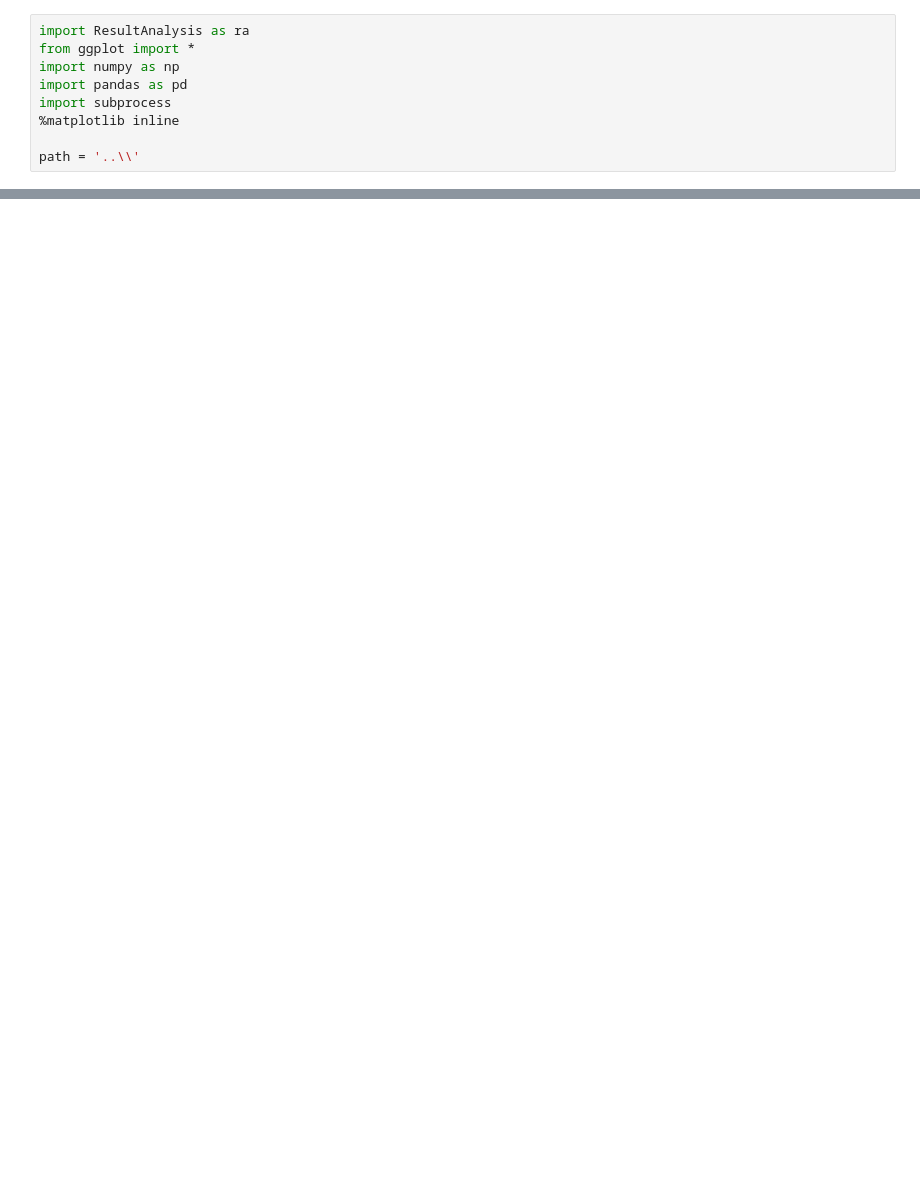
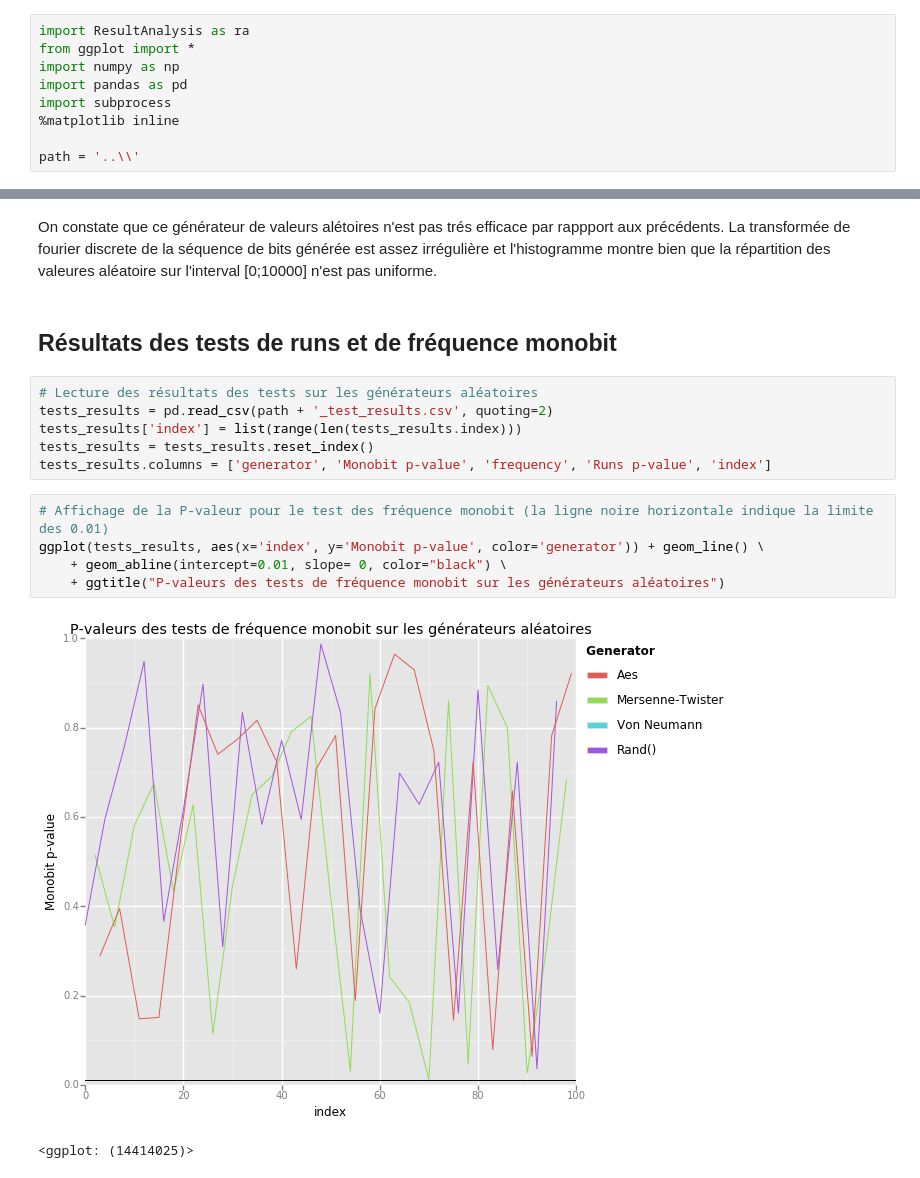
Before and after one commit to PaulEmmanuelSotir/TPs_3IF, a Jupyter notebook: TP1_Probas/ResultAnalysis/ResultAnalysisNotebook.ipynb, the cells around one changed output, grey strips where cells are left out. Cells and saved outputs as stored; diff of their text form; blank space fills up the shorter version.

```diff
--- a/TP1_Probas/ResultAnalysis/ResultAnalysisNotebook.ipynb
+++ b/TP1_Probas/ResultAnalysis/ResultAnalysisNotebook.ipynb
@@ -102 +112,19 @@ ra.plot_bit_sequence_fft(data_neumann['values'], 14)
 [figure]
+# %% [markdown]
+On constate que ce générateur de valeurs alétoires n'est pas trés efficace par rappport aux précédents. La transformée de fourier discrete de la séquence de bits générée est assez irrégulière et l'histogramme montre bien que la répartition des valeures aléatoire sur l'interval [0;10000] n'est pas uniforme.
+# %% [markdown]
+## Résultats des tests de runs et de fréquence monobit
+# %%
+# Lecture des résultats des tests sur les générateurs aléatoires
+tests_results = pd.read_csv(path + '_test_results.csv', quoting=2)
+tests_results['index'] = list(range(len(tests_results.index)))
+tests_results = tests_results.reset_index()
+tests_results.columns = ['generator', 'Monobit p-value', 'frequency', 'Runs p-value', 'index']
+# %%
+# Affichage de la P-valeur pour le test des fréquence monobit (la ligne noire horizontale indique la limite des 0.01)
+ggplot(tests_results, aes(x='index', y='Monobit p-value', color='generator')) + geom_line() \
+    + geom_abline(intercept=0.01, slope= 0, color="black") \
+    + ggtitle("P-valeurs des tests de fréquence monobit sur les générateurs aléatoires")
+# %% [output]
+[figure, added]
+<ggplot: (14414025)>
```
Also changed, not shown: parts of 22 cells of this notebook, 16 other files.
